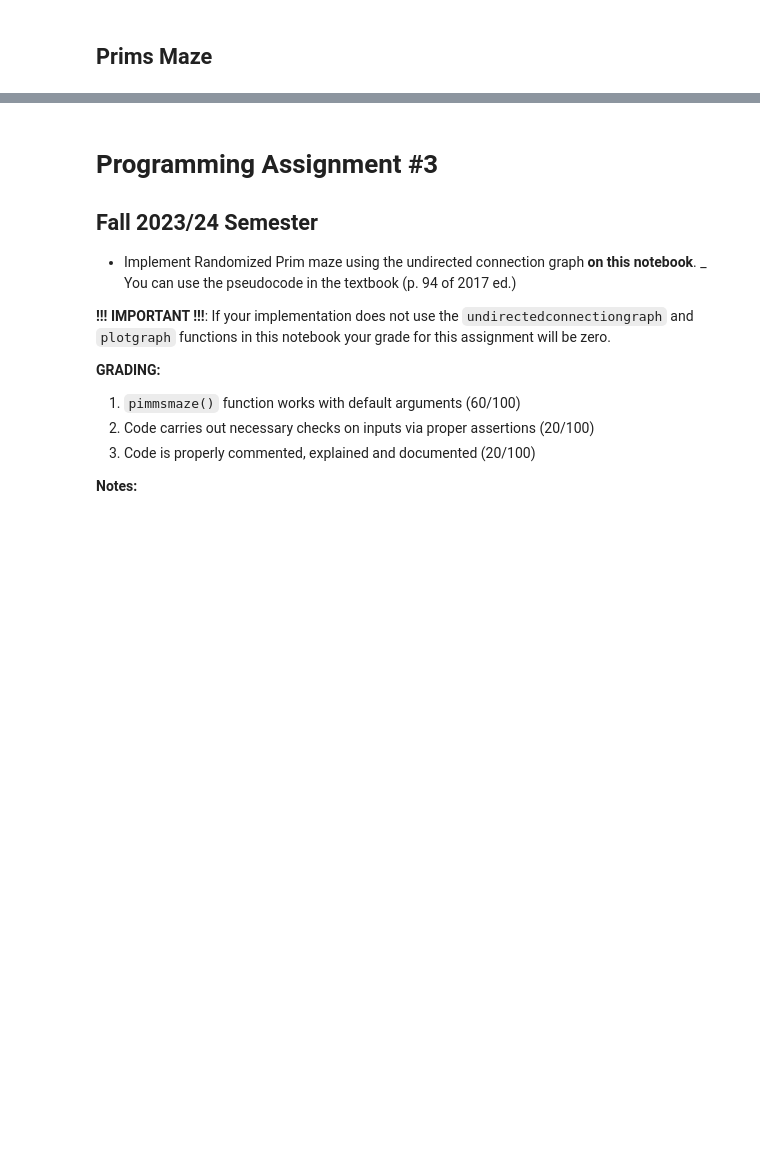
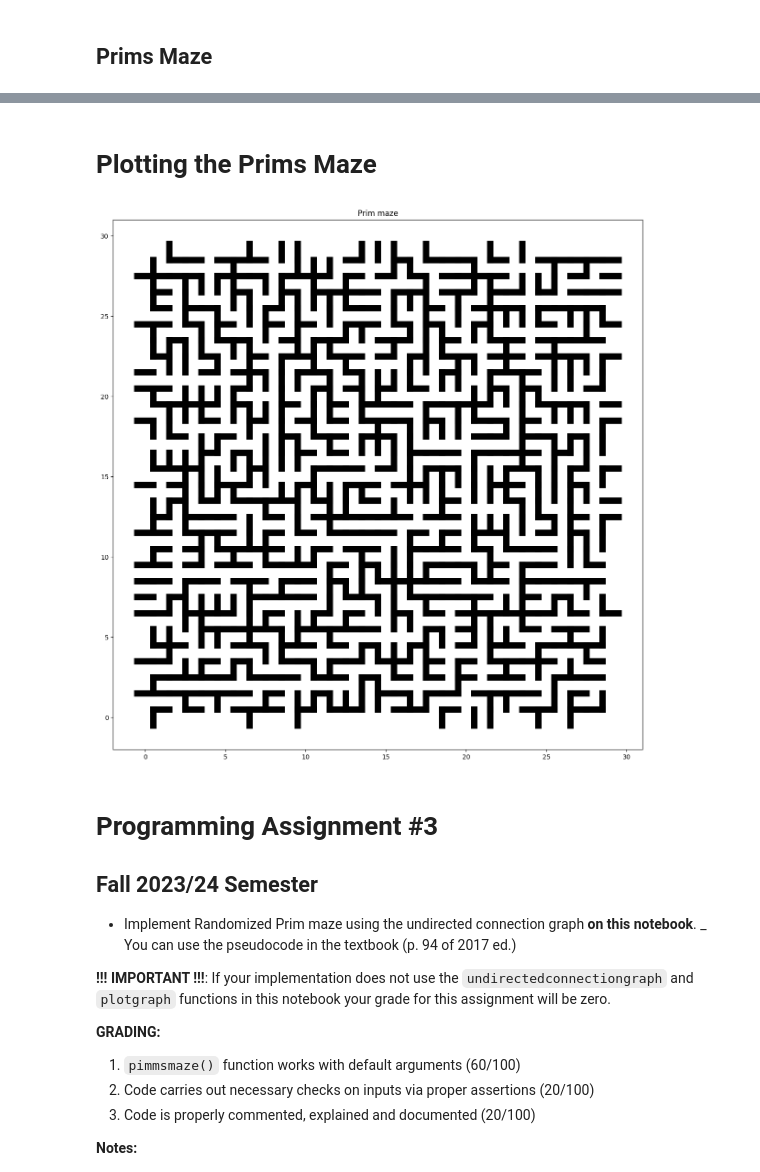
Before and after one commit to Ismail-Armutcu/Algorithms-for-Interactive-Sytems, a Jupyter notebook: MMI513_PA3.ipynb, the cells around one changed output, grey strips where cells are left out. Cells and saved outputs as stored; diff of their text form; code cells hidden in the pictures; blank space fills up the shorter version.

```diff
--- a/MMI513_PA3.ipynb
+++ b/MMI513_PA3.ipynb
@@ -113,3 +104,0 @@ plt.rcParams['figure.figsize'] = [7.5, 7.5] # This is to adjust the image size o
-# %%
-G = undirectedconnectiongraph(50, 50)
-plotgraph(G, False)
@@ -257,3 +146,48 @@ plotgraph(L, False)
+# %%
+def pimmsmaze(xnum=30, ynum=30):
+  assert(type(xnum) == int and type(ynum) == int) # Assertions
+  assert(xnum > 0 and ynum > 0)                   # Both inputs must be positive integers
+
+  G = undirectedconnectiongraph(xnum, ynum)       # Construct the undirected connection graph with the given parameters
+  W = set(G['E'].copy())                          # Initialize walls
+  V = set(G['V'].copy())                          # Initialize edges
+
+  L = set()                                       # Set of walls to check out, initally empty
+  C = set()                                       # Visited Cells, initally empty
+  c = randomnode(V)                               # select c in V randomly
+
+  for w in W:                                     # Initalize L with the neighbors of c
+    if(inSet(c,w)):
+      L.add(w)
+
+  while len(L):
+    l = randomnode(L)                           # Select l in L randomly
+    if(intersectionSize(l,C) <=1):                          # |ends(l) n C| <=1
+      C.add(l[0])                               # C <- C u ends(l)
+      C.add(l[1])
+      W.remove(l)                               # Remove the wall
+      for w in W:
+        if(endIntersect(l,w)):
+          if(inSet(w,L) != True):
+            L.add(w)                          # Add the neighbouring walls
+    L.remove(l)
+
+  #M = dict()
+  P = {'V':[], 'E':[]}
+  P['V'] = G['V'].copy()
+  P['E'] = list(W)
+  return P
+# %% [markdown]
+# Plotting the Prims Maze
+# %%
+P = pimmsmaze(30, 30)     # Construct the Prims Maze
+
+
+plt.title('Prim maze')
+plt.rcParams['figure.figsize'] = [15, 15] # This is to adjust the image size on Jupyter
+plotgraph(P, False)     # Plot the Prims Maze
+# %% [output]
+[figure, added]
 # %% [markdown]
 # Programming Assignment #3
 
```
Also changed, not shown: parts of 15 cells of this notebook.
